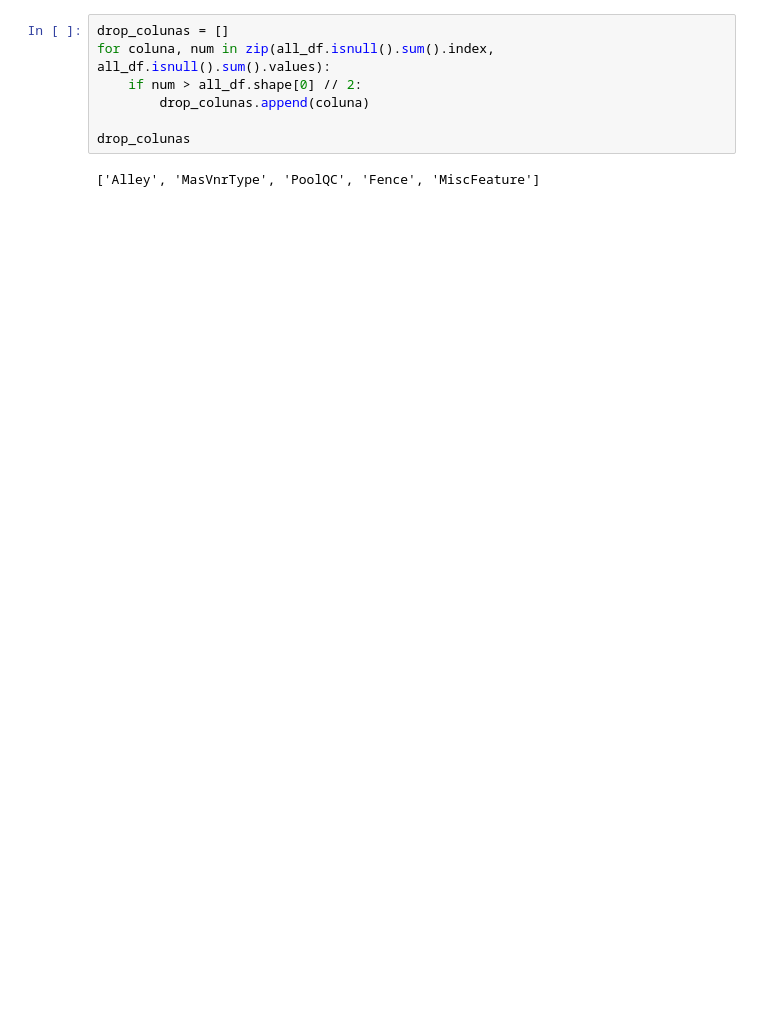
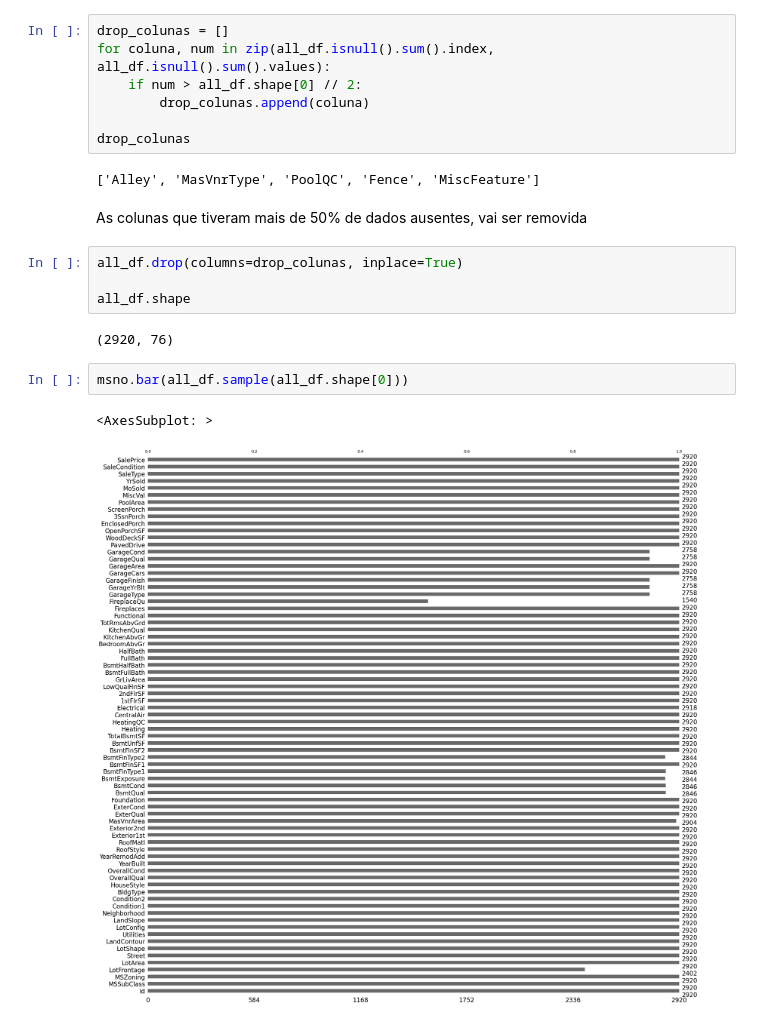
Before and after one commit to jherfson/pratica_House_Prices, a Jupyter notebook: house_prices.ipynb, the cells around one changed output. Cells and saved outputs as stored; diff of their text form; blank space fills up the shorter version.

Commit message:
dados excluido com mais de 50% faltantes e analizando os dados faltantes que ainda tem

```diff
--- a/house_prices.ipynb
+++ b/house_prices.ipynb
@@ -288,3 +289,16 @@ for coluna, num in zip(all_df.isnull().sum().index, all_df.isnull().sum().values
 drop_colunas
 # %% [output]
 ['Alley', 'MasVnrType', 'PoolQC', 'Fence', 'MiscFeature']
+# %% [markdown]
+As colunas que tiveram mais de 50% de dados ausentes, vai ser removida
+# %%
+all_df.drop(columns=drop_colunas, inplace=True)
+
+all_df.shape
+# %% [output]
+(2920, 76)
+# %%
+msno.bar(all_df.sample(all_df.shape[0]))
+# %% [output]
+<AxesSubplot: >
+[figure, added]
```
Also changed, not shown: parts of 13 cells of this notebook.
